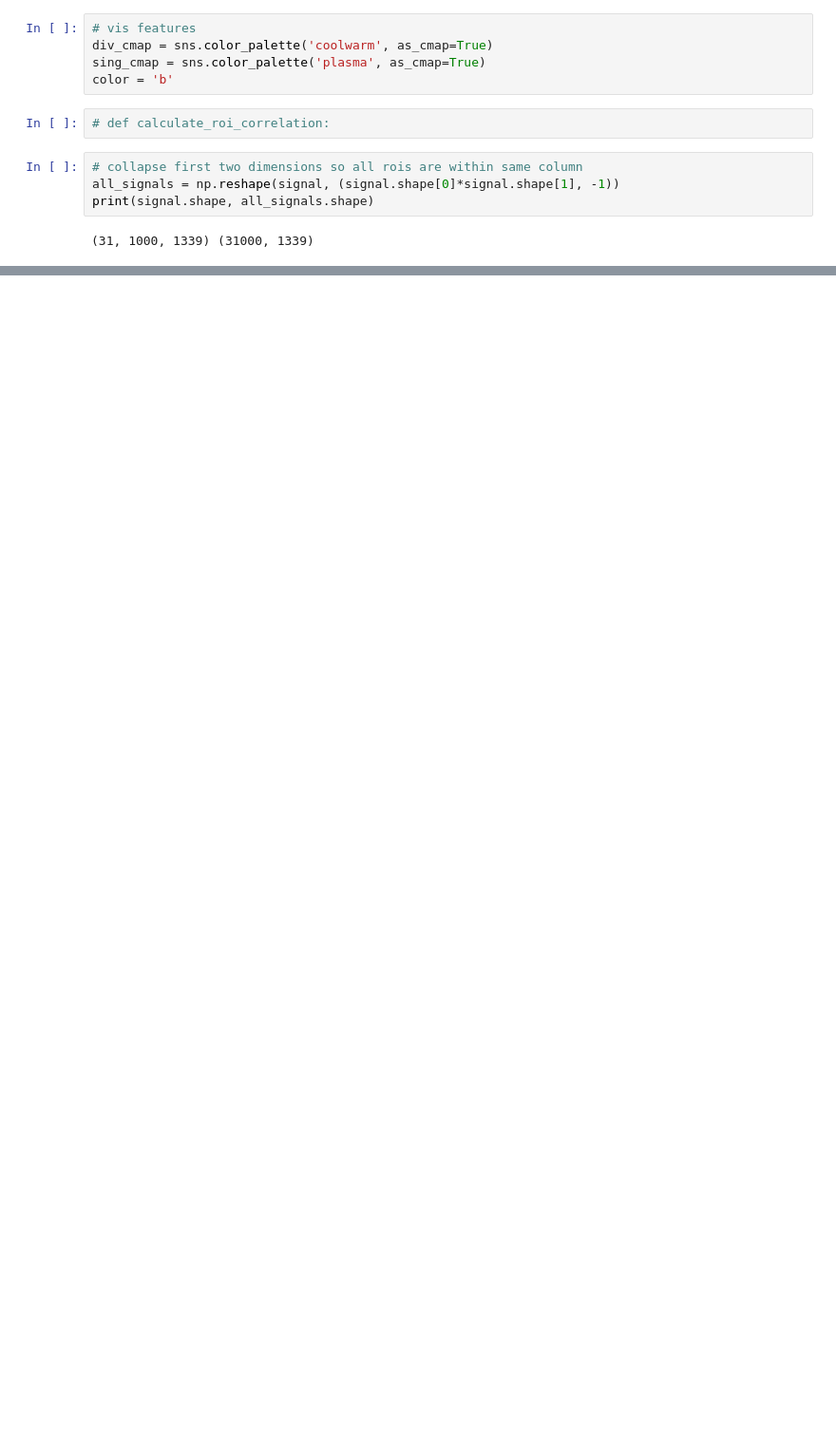
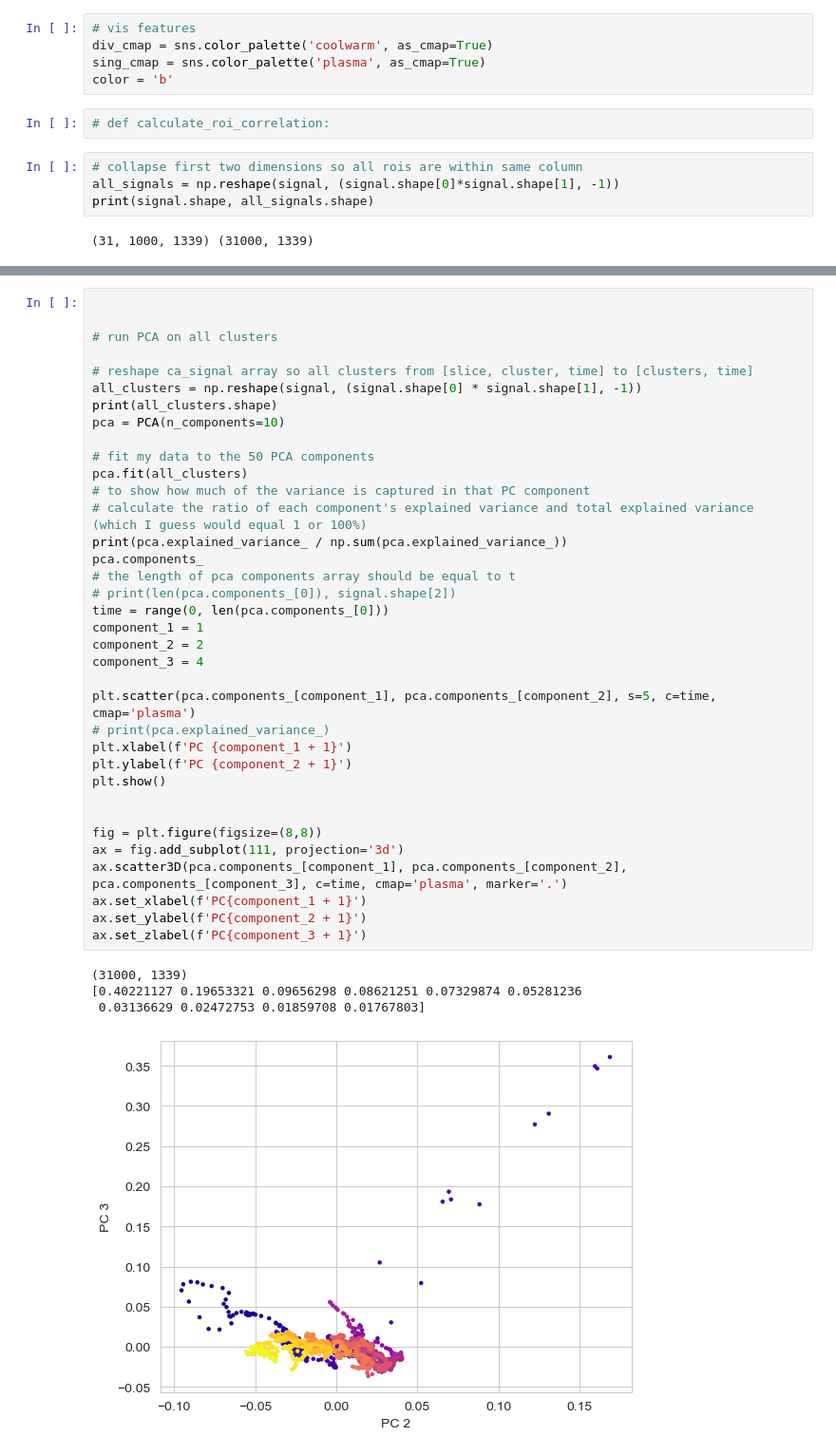
Before and after one commit to ptarabishi/maui_codebook, a Jupyter notebook: 2025_11_09_correlationmatrix.ipynb, the cells around one changed output, grey strips where cells are left out. Shown at 95% size. Drawn from its saved outputs; the diff is of its cells as text; blank space fills up the shorter version.

```diff
--- a/2025_11_09_correlationmatrix.ipynb
+++ b/2025_11_09_correlationmatrix.ipynb
@@ -168,0 +191,41 @@ slice_pearson = pearsons_across_rois.groupby()
+# %%
+
+
+# run PCA on all clusters
+
+# reshape ca_signal array so all clusters from [slice, cluster, time] to [clusters, time]
+all_clusters = np.reshape(signal, (signal.shape[0] * signal.shape[1], -1))
+print(all_clusters.shape)
+pca = PCA(n_components=10)
+
+# fit my data to the 50 PCA components
+pca.fit(all_clusters)
+# to show how much of the variance is captured in that PC component
+# calculate the ratio of each component's explained variance and total explained variance (which I guess would equal 1 or 100%)
+print(pca.explained_variance_ / np.sum(pca.explained_variance_))
+pca.components_
+# the length of pca components array should be equal to t
+# print(len(pca.components_[0]), signal.shape[2])
+time = range(0, len(pca.components_[0]))
+component_1 = 1
+component_2 = 2
+component_3 = 4
+
+plt.scatter(pca.components_[component_1], pca.components_[component_2], s=5, c=time, cmap='plasma')
+# print(pca.explained_variance_)
+plt.xlabel(f'PC {component_1 + 1}')
+plt.ylabel(f'PC {component_2 + 1}')
+plt.show()
+
+
+fig = plt.figure(figsize=(8,8))
+ax = fig.add_subplot(111, projection='3d')
+ax.scatter3D(pca.components_[component_1], pca.components_[component_2], pca.components_[component_3], c=time, cmap='plasma', marker='.')
+ax.set_xlabel(f'PC{component_1 + 1}')
+ax.set_ylabel(f'PC{component_2 + 1}')
+ax.set_zlabel(f'PC{component_3 + 1}')
+# %% [output]
+(31000, 1339)
+[0.40221127 0.19653321 0.09656298 0.08621251 0.07329874 0.05281236
+ 0.03136629 0.02472753 0.01859708 0.01767803]
+[figure, added]
```
Also changed, not shown: parts of 13 cells of this notebook.
